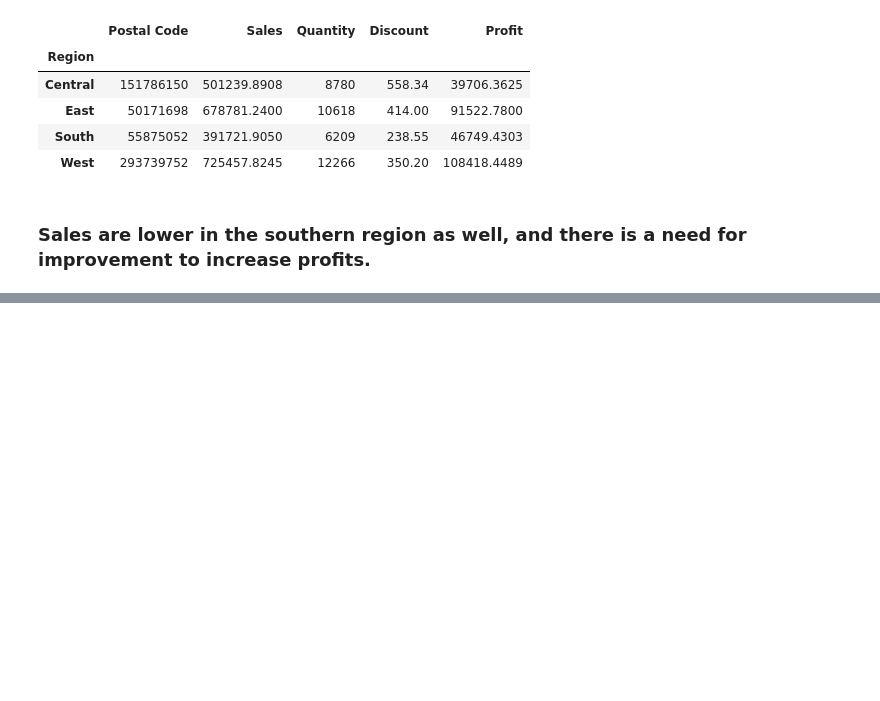
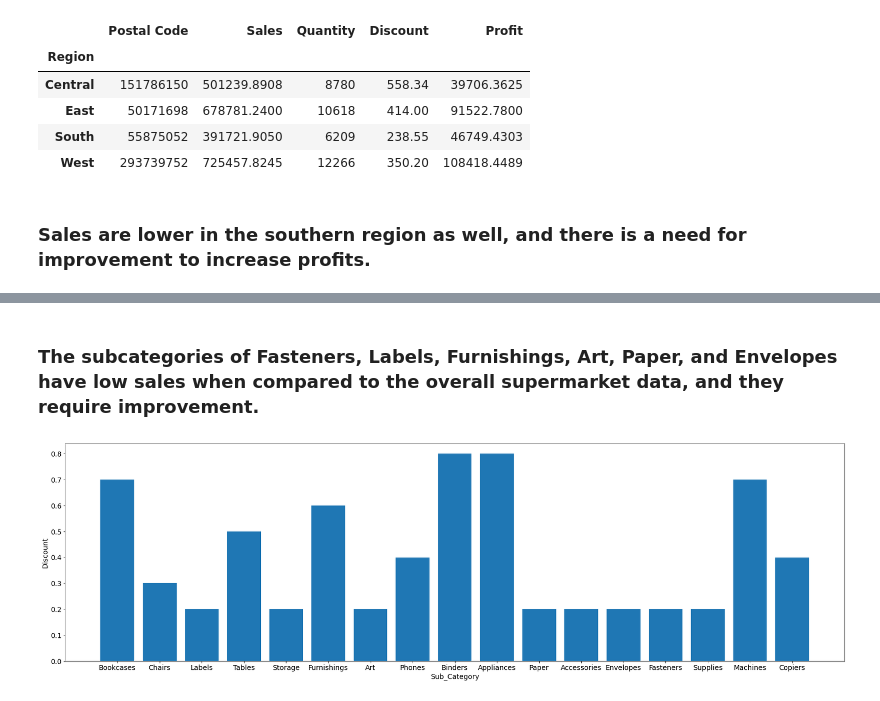
Before and after one commit to vivekkum-ar/SuperCenter-Data-EDA, a Jupyter notebook: EDA-on-superstore-dataset.ipynb, the cells around one changed output, grey strips where cells are left out. Saved outputs shown, nothing was run; the diff lists cells and outputs as text; code cells hidden in the pictures; blank space fills up the shorter version.

```diff
--- a/EDA-on-superstore-dataset.ipynb
+++ b/EDA-on-superstore-dataset.ipynb
@@ -391,0 +429,10 @@ superstore_df.groupby(by='Region').sum()
+# %% [markdown]
+### The subcategories of Fasteners, Labels, Furnishings, Art, Paper, and Envelopes have low sales when compared to the overall supermarket data, and they require improvement.
+# %%
+plt.rcParams['figure.figsize']=(28,8)
+plt.bar(superstore_df['Sub-Category'],superstore_df['Discount']);
+plt.rcParams.update({'font.size':14});
+plt.xlabel('Sub_Category');
+plt.ylabel('Discount');
+# %% [output]
+[figure, added]
```
Also changed, not shown: parts of 6 cells of this notebook.
